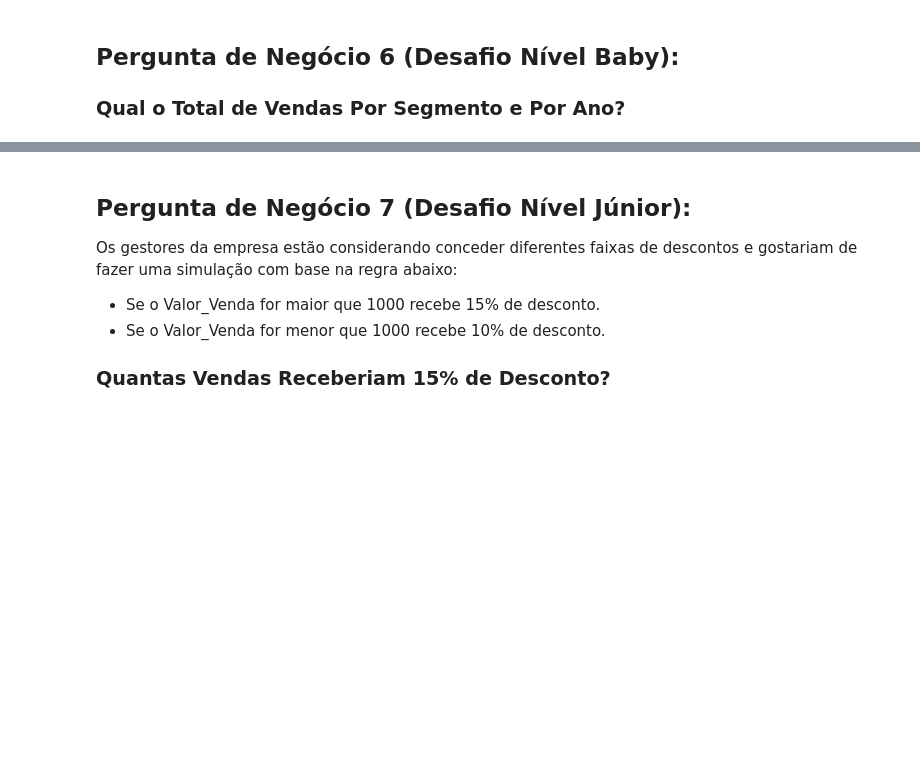
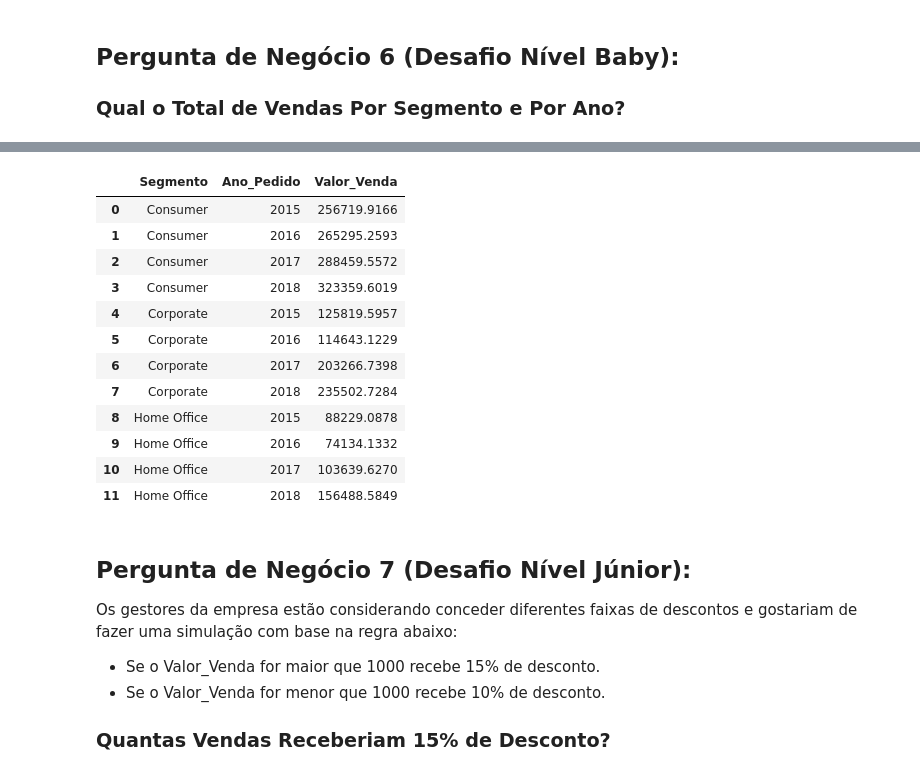
Before and after one commit to DeyvedAntonio/estudos_Analista, a Jupyter notebook: python/curso_dsa/Cap13/Projeto2-Perguntas.ipynb, the cells around one changed output, grey strips where cells are left out. Cells and saved outputs as stored; diff of their text form; code cells hidden in the pictures; blank space fills up the shorter version.

```diff
--- a/python/curso_dsa/Cap13/Projeto2-Perguntas.ipynb
+++ b/python/curso_dsa/Cap13/Projeto2-Perguntas.ipynb
@@ -293,3 +304,21 @@ A resposta está correta. Foi recomendado pelo docente formatar o valor total de
+# %%
+df_dsa['Ano_Pedido'] = df_dsa['Data_Pedido'].str[-4:].astype('int64')
+# %%
+df_dsa.groupby(['Segmento', 'Ano_Pedido'])['Valor_Venda'].sum().reset_index()
+# %% [output]
+|  | Segmento | Ano_Pedido | Valor_Venda |
+| 0 | Consumer | 2015 | 256719.9166 |
+| 1 | Consumer | 2016 | 265295.2593 |
+| 2 | Consumer | 2017 | 288459.5572 |
+| 3 | Consumer | 2018 | 323359.6019 |
+| 4 | Corporate | 2015 | 125819.5957 |
+| 5 | Corporate | 2016 | 114643.1229 |
+| 6 | Corporate | 2017 | 203266.7398 |
+| 7 | Corporate | 2018 | 235502.7284 |
+| 8 | Home Office | 2015 | 88229.0878 |
+| 9 | Home Office | 2016 | 74134.1332 |
+| 10 | Home Office | 2017 | 103639.6270 |
+| 11 | Home Office | 2018 | 156488.5849 |
 # %% [markdown]
 ## Pergunta de Negócio 7 (Desafio Nível Júnior):
 
```
Also changed, not shown: parts of 1 cell of this notebook.
